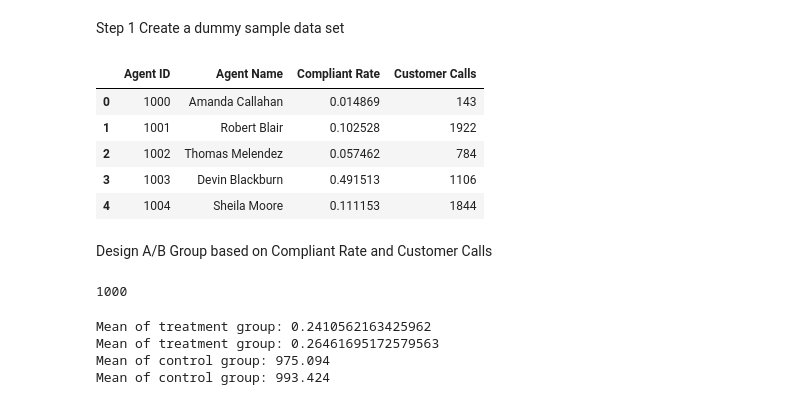
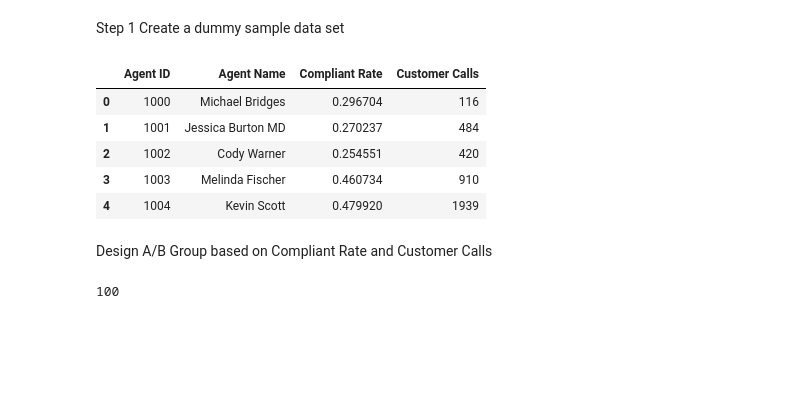
Before and after one commit to double-tea-l/AB-Testing, a Jupyter notebook: sampling.ipynb, the cells around one changed output. Drawn from its saved outputs; the diff is of its cells as text; code cells hidden in the pictures; blank space fills up the shorter version.

```diff
--- a/sampling.ipynb
+++ b/sampling.ipynb
@@ -21,31 +23,31 @@ Step 1 Create a dummy sample data set
 # %%
 fake = faker.Faker()
 
 # function to create a dataframe with fake values for our workers
 def create_agents(num):
 
     state = [fake.state() for x in range(10)]
 
     agents = [{'Agent ID': x + 1000,
                   'Agent Name': fake.name(),
                 #   'Agent Tenure': int(np.random.uniform(0, 1000, 1)),
                 #   'State': np.random.choice(state),
-                  'Compliant Rate': np.random.rand() * 0.5, # complaint rate between 0 and 50%, uniform dist.
+                  'Compliant Rate': float(np.random.uniform(0,0.5,1)), # complaint rate between 0 and 50%, uniform dist.
                   'Customer Calls': int(np.random.uniform(0, 2000, 1)) # customer calls received between 0 and 2000, uniform dist.
                   } for x in range(num)
                 ]
 
     return agents
 
 df_agent = pd.DataFrame(create_agents(num = 1000))
 df_agent.head()
 # %% [output]
 |  | Agent ID | Agent Name | Compliant Rate | Customer Calls |
-| 0 | 1000 | Amanda Callahan | 0.014869 | 143 |
-| 1 | 1001 | Robert Blair | 0.102528 | 1922 |
-| 2 | 1002 | Thomas Melendez | 0.057462 | 784 |
-| 3 | 1003 | Devin Blackburn | 0.491513 | 1106 |
-| 4 | 1004 | Sheila Moore | 0.111153 | 1844 |
+| 0 | 1000 | Michael Bridges | 0.296704 | 116 |
+| 1 | 1001 | Jessica Burton MD | 0.270237 | 484 |
+| 2 | 1002 | Cody Warner | 0.254551 | 420 |
+| 3 | 1003 | Melinda Fischer | 0.460734 | 910 |
+| 4 | 1004 | Kevin Scott | 0.479920 | 1939 |
 # %% [markdown]
 Design A/B Group based on Compliant Rate and Customer Calls
 # %%
@@ -82,7 +84,7 @@ def sampling(df):
 	distance1 = [3]
 	distance2 = [3]
 
-	while count < 1000:
+	while count < 100:
 		if sum(distance1) / len(distance1) < 1.5 and sum(distance2) / len(distance2) < 1.5:
 			break
 		else:
@@ -108,16 +110,5 @@ df_treatment = pd.DataFrame()
 df_control = pd.DataFrame()
 df_treatment, df_control = sampling(df_agent)
 # %% [output]
-1000
+100
-# %%
-print("Mean of treatment group:", df_treatment['Compliant Rate'].mean())
-print("Mean of treatment group:", df_control['Compliant Rate'].mean())
-
-print("Mean of control group:", df_treatment['Customer Calls'].mean())
-print("Mean of control group:", df_control['Customer Calls'].mean())
-# %% [output]
-Mean of treatment group: 0.2410562163425962
-Mean of treatment group: 0.26461695172579563
-Mean of control group: 975.094
-Mean of control group: 993.424
 # %%
```
Also changed, not shown: parts of 22 cells of this notebook.
